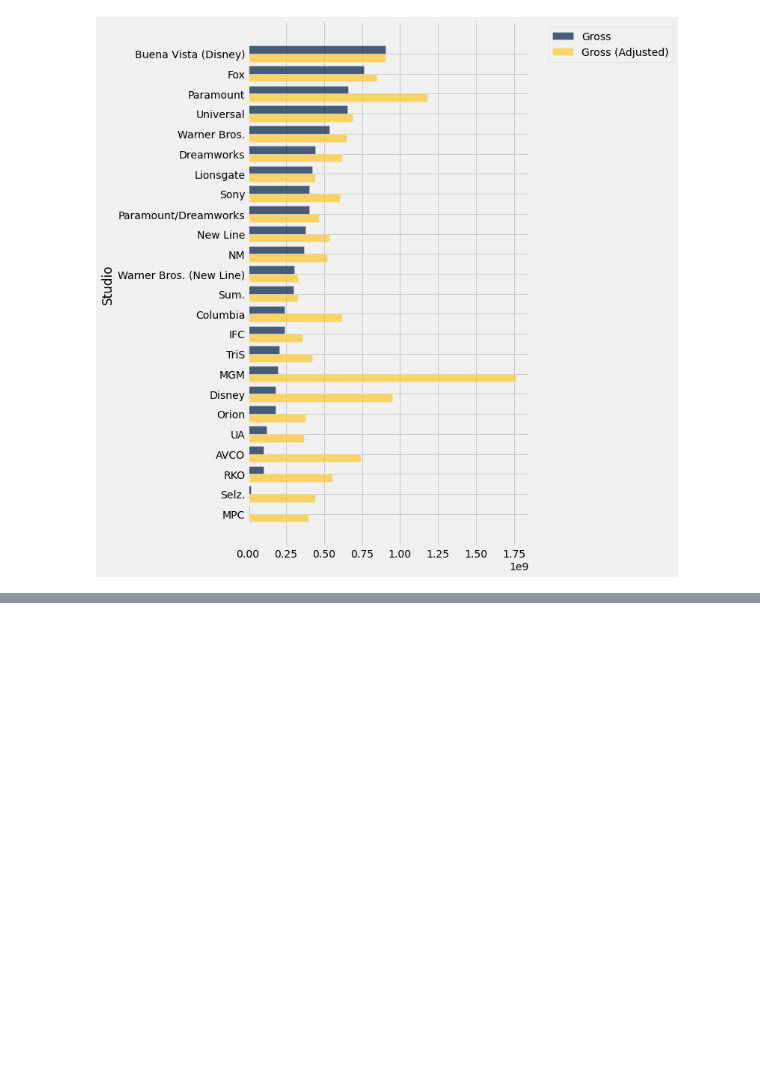
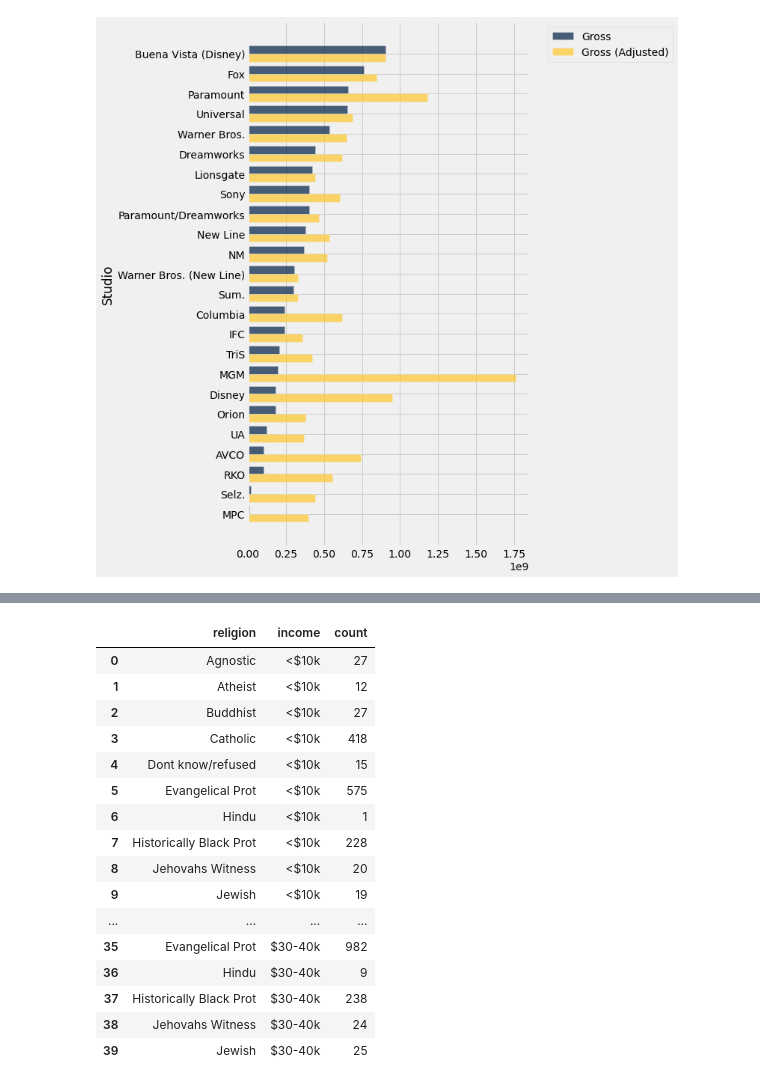
Before and after one commit to wu-olivia-ke/inf1340-programmingfordatascience-fa21, a Jupyter notebook: class-demo.ipynb, the cells around one changed output, grey strips where cells are left out. Cells and saved outputs as stored; diff of their text form; code cells hidden in the pictures; blank space fills up the shorter version.

```diff
--- a/class-demo.ipynb
+++ b/class-demo.ipynb
@@ -289,0 +295,21 @@ pew.head()
+# %%
+tidy_pew = pew.melt(id_vars = "religion", var_name = "income", value_name = "count")
+tidy_pew.head(40)
+# %% [output]
+|  | religion | income | count |
+| 0 | Agnostic | <$10k | 27 |
+| 1 | Atheist | <$10k | 12 |
+| 2 | Buddhist | <$10k | 27 |
+| 3 | Catholic | <$10k | 418 |
+| 4 | Dont know/refused | <$10k | 15 |
+| 5 | Evangelical Prot | <$10k | 575 |
+| 6 | Hindu | <$10k | 1 |
+| 7 | Historically Black Prot | <$10k | 228 |
+| 8 | Jehovahs Witness | <$10k | 20 |
+| 9 | Jewish | <$10k | 19 |
+| ... | ... | ... | ... |
+| 35 | Evangelical Prot | $30-40k | 982 |
+| 36 | Hindu | $30-40k | 9 |
+| 37 | Historically Black Prot | $30-40k | 238 |
+| 38 | Jehovahs Witness | $30-40k | 24 |
+| 39 | Jewish | $30-40k | 25 |
```
Also changed, not shown: parts of 1 cell of this notebook.
